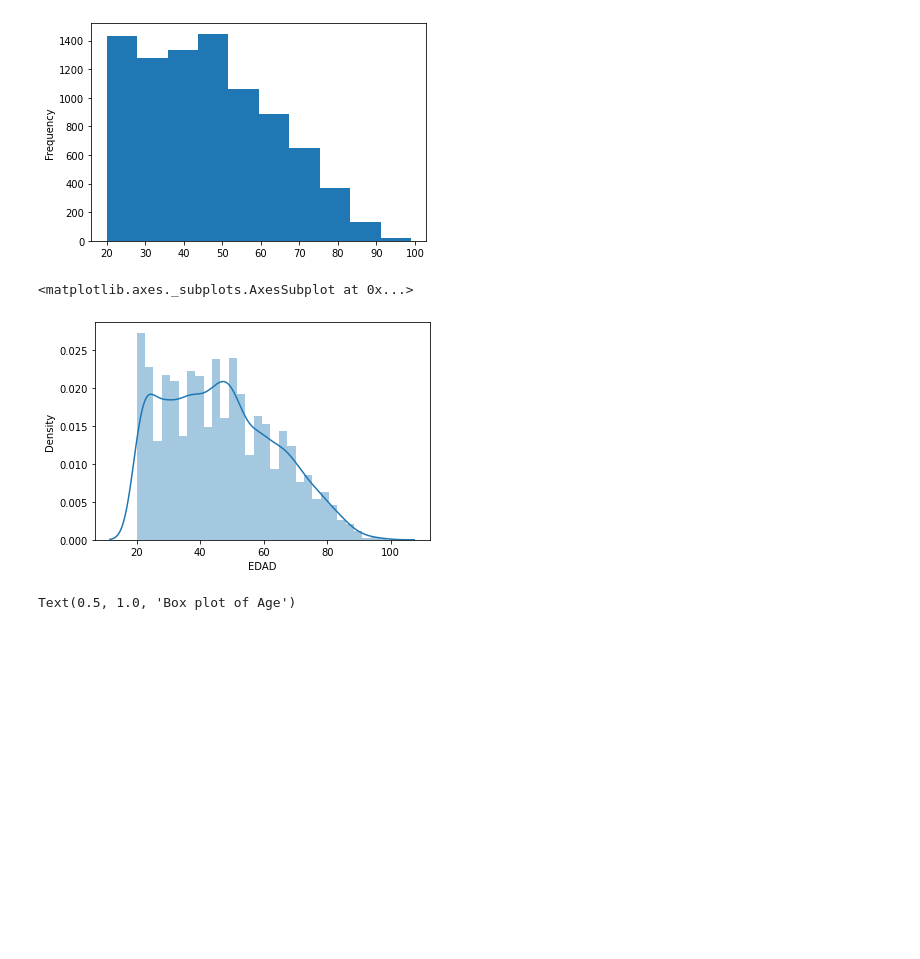
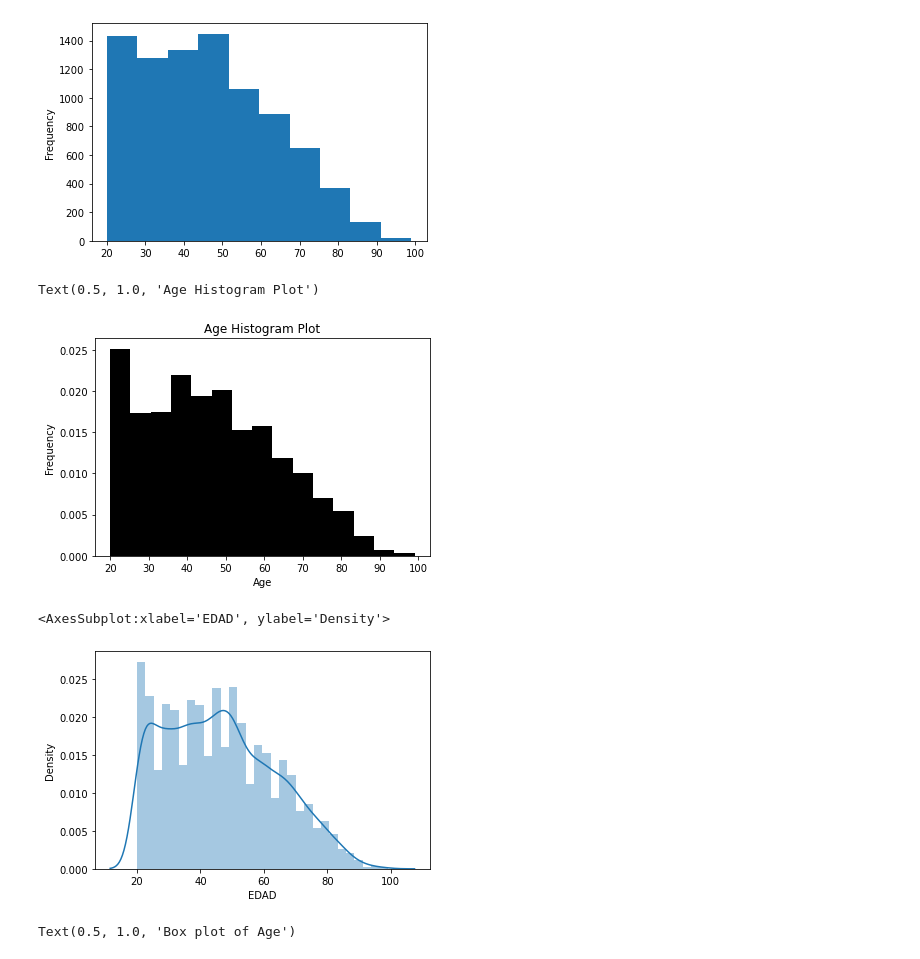
Before and after one commit to MayelaRmz/Clase, a Jupyter notebook: Midtermf (1).ipynb, the cells around one changed output. Cells and saved outputs as stored; diff of their text form; code cells hidden in the pictures; blank space fills up the shorter version.

```diff
--- a/Midtermf (1).ipynb
+++ b/Midtermf (1).ipynb
@@ -35,7 +41,7 @@ import matplotlib.pyplot as plt
 # %% [markdown]
 # Lectura de la base de datos
 # %%
-df = pd.read_csv('adultosf.csv')
+df = pd.read_csv('adultosf2.csv')
 df
 # %% [output]
 |  | estrato | region_cv | est_sel | ENTIDAD | MUNICIPIO | LOCALIDAD | RESULTADO_1 | RESULTADO_2 | RESULTADO_3 | ... |
@@ -238,10 +264,18 @@ counts
 hist_plot = df['EDAD'].plot(kind = 'hist')
 # %% [output]
 [figure]
+# %%
+n, bins, patches=plt.hist(df['EDAD'],bins=15,density=True,color='black')
+plt.xlabel("Age")
+plt.ylabel("Frequency")
+plt.title("Age Histogram Plot")
+# %% [output]
+Text(0.5, 1.0, 'Age Histogram Plot')
+[figure, added]
 # %%
 sns.distplot(df.EDAD)
 # %% [output]
-<matplotlib.axes._subplots.AxesSubplot at 0x...>
+<AxesSubplot:xlabel='EDAD', ylabel='Density'>
 [figure]
 # %%
 sns.boxplot(df['EDAD'],
```
Also changed, not shown: parts of 69 cells of this notebook, 1 other file.
